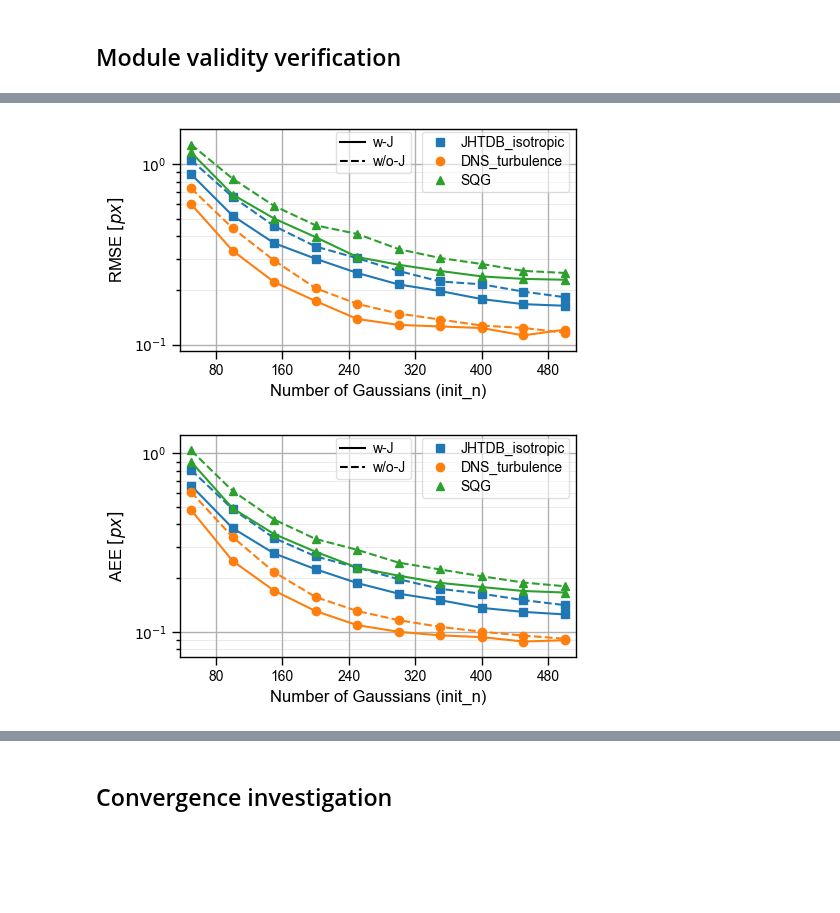
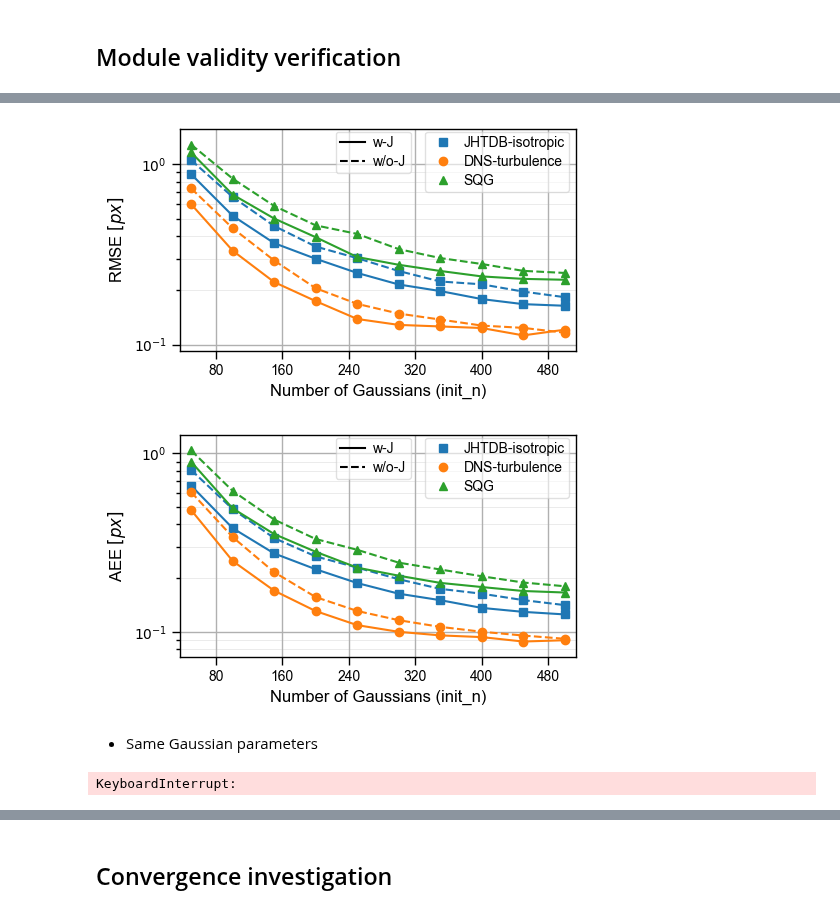
Before and after one commit to tingyu-art/AffineGS, a Jupyter notebook: EXP1.ipynb, the cells around one changed output, grey strips where cells are left out. Saved outputs shown, nothing was run; the diff lists cells and outputs as text; code cells hidden in the pictures; blank space fills up the shorter version.

```diff
--- a/EXP1.ipynb
+++ b/EXP1.ipynb
@@ -64,6 +64,6 @@ flow2 = FlowManager(mode="data", data_path="./data/datasets/SQG_00001_flow.npz")
 # flow2 = FlowManager(mode="analytical", name="shear_flow", vmax=10, p=256)
 
 flow_funcs = [flow0, flow1, flow2]
-flow_names = ["JHTDB_isotropic", "DNS_turbulence", "SQG"]
+flow_names = ["JHTDB-isotropic", "DNS-turbulence", "SQG"]
 # %% [markdown]
 ## Module validity verification
@@ -130,8 +130,76 @@ save_results_to_json(jacobian_results, "./output/EXP1/jacobian_results.json", in
 # %%
 with open("./output/EXP1/jacobian_results.json", 'r', encoding='utf-8') as f:
     jacobian_data = json.load(f)
 for metric in ["rmse", "aee"]:
-    plot_exp111(jacobian_data, flow_names=flow_names, metric=metric, save_path = f"./output/EXP1/jacobian_{metric}.pdf")
+    plot_module_validity(jacobian_data, flow_names=flow_names, metric=metric, save_path = f"./output/EXP1/jacobian_{metric}.pdf")
 # %% [output]
-[figure, old version]
+[figure, new version]
-[figure, old version]
+[figure, new version]
+# %% [markdown]
+- Same Gaussian parameters
+# %%
+param_counts = list(range(600, 6001, 600))  # AffineGS: 50~500, ConstGS: 75~750
+method_cfgs = {
+    "1": dict(name="AffineGS", enable_jacobian=True, params_per_gaussian=12),
+    "0": dict(name="ConstGS", enable_jacobian=False, params_per_gaussian=8),
+}
+
+param_matched_results = {}
+
+for flow_index in tqdm(range(3), desc="Flows", position=0):
+    flow_name = f"flow{flow_index}"
+    param_matched_results[flow_name] = {k: {} for k in method_cfgs}
+
+    flow_func = globals()[flow_name].evaluate
+
+    cfg_evts = config_events()
+    cfg_evts.time_length = 5
+    cfg_evts.d = 0.5
+    cfg_evts.density = 0.05
+
+    event_loader = EventManager(source_type="simulator", path=None, cfg=cfg_evts, flow_func=flow_func)
+    evts, (u, v) = event_loader.load()
+    events = evts[(evts[:, 2] > 0) & (evts[:, 2] < 3)]
+
+    h_gt = u.cpu().numpy()
+    w_gt = v.cpu().numpy()
+
+    configs = [(jac_key, total_params) for total_params in param_counts for jac_key in ["1", "0"]]
+    for jac_key, total_params in tqdm(configs, desc=f"{flow_name}", leave=False, position=1):
+        method_cfg = method_cfgs[jac_key]
+        init_n = total_params // method_cfg["params_per_gaussian"]
+
+        rmse_list = []
+        aee_list = []
+
+        for _ in tqdm(range(10), desc="repeat", leave=False, position=2):
+            cfg = GaussianFlowConfig(
+                verbose=False,
+                init_n=init_n,
+                enable_jacobian=method_cfg["enable_jacobian"],
+                phase=[500, 200, 250],
+                iterations=300,
+                lr_j=0.001,
+            )
+            res = run_gaussian_flow(events=events, cfg=cfg, flowgt=None)
+
+            pred_h, pred_w = res.flow[0], res.flow[1]
+            rmse, aee = PIVmetric(pred_h, pred_w, h_gt, w_gt, show=False)[:2]
+            rmse_list.append(rmse)
+            aee_list.append(aee)
+            torch.cuda.empty_cache()
+
+        rmse_mean = round(float(np.mean(sorted(rmse_list)[1:-1])), 4)
+        aee_mean = round(float(np.mean(sorted(aee_list)[1:-1])), 4)
+
+        param_matched_results[flow_name][jac_key][str(total_params)] = {
+            "rmse": rmse_mean,
+            "aee": aee_mean,
+            "init_n": int(init_n),
+            "gaussian_params": int(total_params),
+            "params_per_gaussian": int(method_cfg["params_per_gaussian"]),
+        }
+
+save_results_to_json(param_matched_results, str("./output/EXP1/jacobian_param_matched.json"), indent=1)
+# %% [output]
+KeyboardInterrupt:
```
Also changed, not shown: parts of 9 cells of this notebook, 16 other files.
